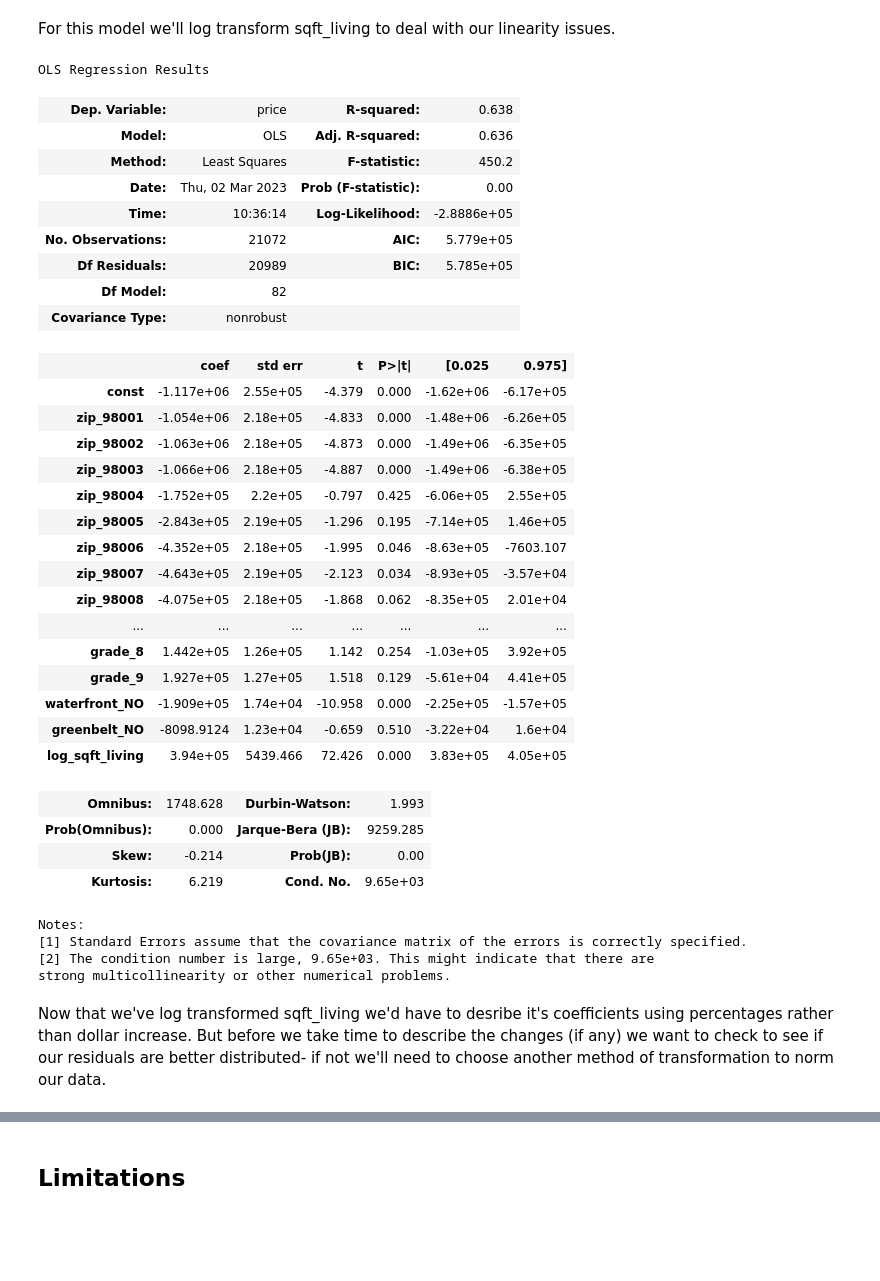
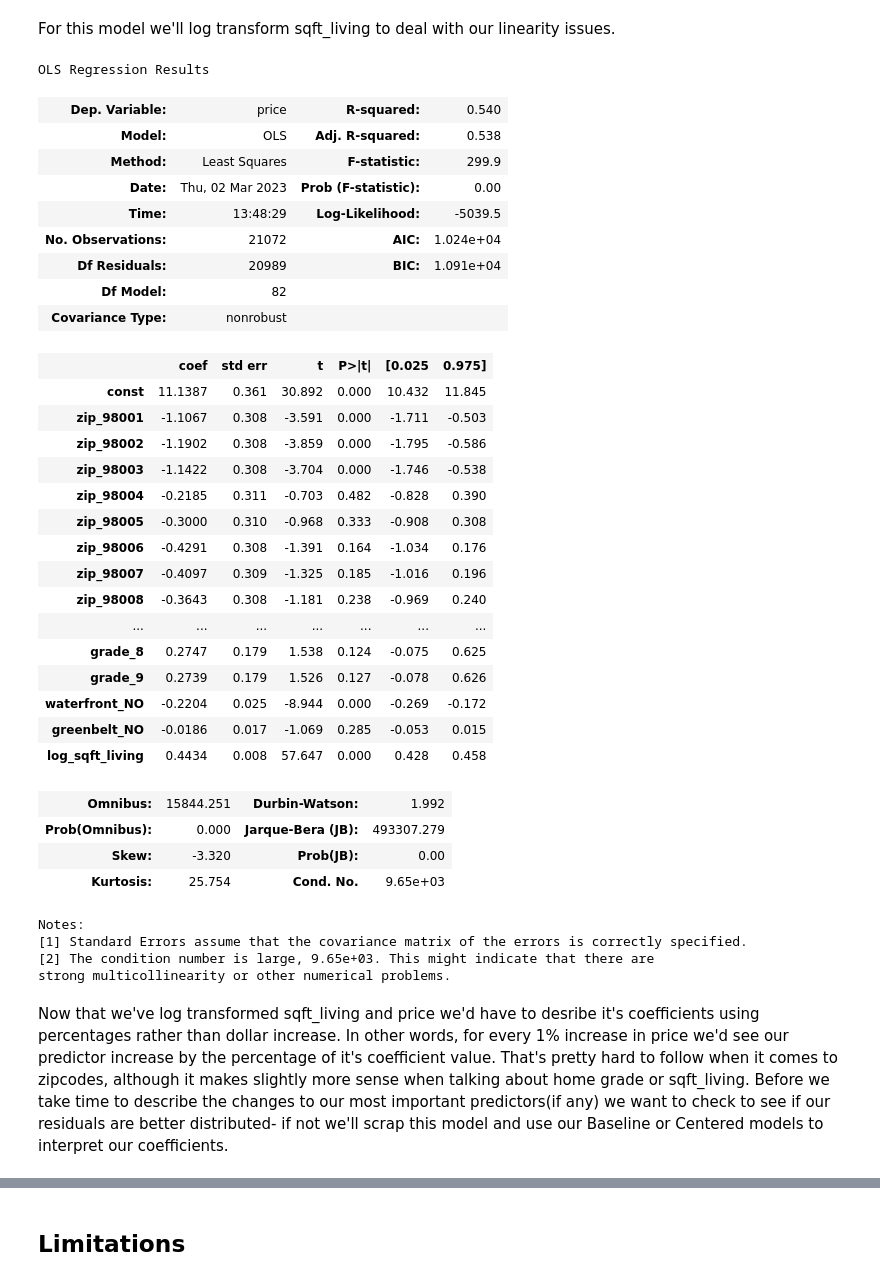
Before and after one commit to slowings/phase2-project, a Jupyter notebook: Final.ipynb, the cells around one changed output, grey strips where cells are left out. Saved outputs shown, nothing was run; the diff lists cells and outputs as text; code cells hidden in the pictures; blank space fills up the shorter version.

```diff
--- a/Final.ipynb
+++ b/Final.ipynb
@@ -347,7 +363,7 @@ X_raw_cat = pd.get_dummies(X_raw_cat)
 
 X_raw_cat.drop(['waterfront_YES', 'greenbelt_YES',
                'nuisance_YES', 'condition_Poor',
-               'heat_source_Electricity', 'sewer_system_PUBLIC', 'zip_98372'],
+               'heat_source_Electricity', 'sewer_system_PUBLIC', 'zip_98125'],
                axis=1, inplace=True)
 # %%
 cat_model= sm.OLS(y_raw_cat, sm.add_constant(X_raw_cat))
@@ -449,7 +465,7 @@ kc_clean.groupby("zip").mean().sort_values(by="price").head()
 A very clear mostly linear relationship between price and neighborhoods exists when grouped and sorted by mean price of home for "zip", moving forward it would be interesting to see this mapped out, with a mean price per neighborhood as a pop out on an interactive map.  At the very least, we now have a way of listing neighborhoods where mean house prices are below the mean house price for the Seattle area, which will be helpful for our thrifty agent.  We should note that the linear realtionship between zips and price only existsl when grouped by price, so it will not make for a good candidate for our final model.  But we can use it to limit the kinds of houses we're interested in; Kings county covers roughly 10% of the area of Washington state, and many of these neighborhoods lay far outside the incorporated area of Seattle.  Our client is only interested in the neighborhoods fully inside that boundry line, so let's drop all zipcodes from outside the Seattle city limits.
 # %%
 outer_limits= ['98077','98053', '98014', '98019', '98224', '98024', '98065',
-'98027', '98045', '98038', '98022', '98051', '98010']
+'98027', '98045', '98038', '98022', '98051', '98010', '98288']
 kc_clean = kc_clean[~df_clean['zip'].isin(outer_limits)]
 # %%
 #check mean of zips again
@@ -588,9 +608,9 @@ Our first model will be unchanged by any kind of linear or logarithmic transform
 If the model is correctly specified, then we should see an even distribution of the residuals in a scatter plot
 # %%
 y_baseline = kc_clean["price"]
-X_baseline = kc_clean[['grade', 'zip', 'sqft_living', 'waterfront', 'greenbelt']]
-X_baseline = pd.get_dummies(X_baseline, columns=['zip', 'grade', 'waterfront', 'greenbelt'])
-X_baseline.drop(['zip_98039', 'grade_3', 'waterfront_YES', 'greenbelt_YES'], axis=1, inplace=True)
+X_baseline = kc_clean[['grade', 'zip', 'sqft_living', 'waterfront', 'greenbelt', 'view']]
+X_baseline = pd.get_dummies(X_baseline, columns=['zip', 'grade', 'waterfront', 'greenbelt', 'view'])
+X_baseline.drop(['zip_98039', 'grade_3', 'waterfront_NO', 'greenbelt_YES', 'view_NO'], axis=1, inplace=True)
 # %%
 baseline_model = sm.OLS(y_baseline, sm.add_constant(X_baseline))
 baseline_results = baseline_model.fit()
@@ -683,7 +703,7 @@ Not too bad!  Definitely not a perfectly normal distribution- it seems like we c
 ### 2nd Model:  Centering Data to Improve Interpretability
 # %%
 y_centered = y_baseline.copy()
-X_centered = X_raw.copy()
+X_centered = X_baseline.copy()
 # %%
 for col in X_centered.columns:
     X_centered[col] = X_centered[col] - X_centered[col].mean()
@@ -792,44 +818,44 @@ X_log=X_baseline.copy()
 X_log["log_sqft_living"] = np.log(X_log['sqft_living'])
 X_log.drop('sqft_living', axis=1, inplace=True)
 # %%
-y_log = y_baseline
+y_log = np.log(kc_clean['price'])
 X_log_model = sm.OLS(y_log, sm.add_constant(X_log))
 X_log_results = X_log_model.fit()
 X_log_results.summary()
 # %% [output]
 OLS Regression Results
-| Dep. Variable: | price | R-squared: | 0.638 |
-| Model: | OLS | Adj. R-squared: | 0.636 |
-| Method: | Least Squares | F-statistic: | 450.2 |
+| Dep. Variable: | price | R-squared: | 0.540 |
+| Model: | OLS | Adj. R-squared: | 0.538 |
+| Method: | Least Squares | F-statistic: | 299.9 |
 | Date: | Thu, 02 Mar 2023 | Prob (F-statistic): | 0.00 |
-| Time: | 10:36:14 | Log-Likelihood: | -2.8886e+05 |
-| No. Observations: | 21072 | AIC: | 5.779e+05 |
-| Df Residuals: | 20989 | BIC: | 5.785e+05 |
+| Time: | 13:48:29 | Log-Likelihood: | -5039.5 |
+| No. Observations: | 21072 | AIC: | 1.024e+04 |
+| Df Residuals: | 20989 | BIC: | 1.091e+04 |
 | Df Model: | 82 |  |  |
 | Covariance Type: | nonrobust |  |  |
 |  | coef | std err | t | P>|t| | [0.025 | 0.975] |
-| const | -1.117e+06 | 2.55e+05 | -4.379 | 0.000 | -1.62e+06 | -6.17e+05 |
-| zip_98001 | -1.054e+06 | 2.18e+05 | -4.833 | 0.000 | -1.48e+06 | -6.26e+05 |
-| zip_98002 | -1.063e+06 | 2.18e+05 | -4.873 | 0.000 | -1.49e+06 | -6.35e+05 |
-| zip_98003 | -1.066e+06 | 2.18e+05 | -4.887 | 0.000 | -1.49e+06 | -6.38e+05 |
-| zip_98004 | -1.752e+05 | 2.2e+05 | -0.797 | 0.425 | -6.06e+05 | 2.55e+05 |
-| zip_98005 | -2.843e+05 | 2.19e+05 | -1.296 | 0.195 | -7.14e+05 | 1.46e+05 |
-| zip_98006 | -4.352e+05 | 2.18e+05 | -1.995 | 0.046 | -8.63e+05 | -7603.107 |
-| zip_98007 | -4.643e+05 | 2.19e+05 | -2.123 | 0.034 | -8.93e+05 | -3.57e+04 |
-| zip_98008 | -4.075e+05 | 2.18e+05 | -1.868 | 0.062 | -8.35e+05 | 2.01e+04 |
+| const | 11.1387 | 0.361 | 30.892 | 0.000 | 10.432 | 11.845 |
+| zip_98001 | -1.1067 | 0.308 | -3.591 | 0.000 | -1.711 | -0.503 |
+| zip_98002 | -1.1902 | 0.308 | -3.859 | 0.000 | -1.795 | -0.586 |
+| zip_98003 | -1.1422 | 0.308 | -3.704 | 0.000 | -1.746 | -0.538 |
+| zip_98004 | -0.2185 | 0.311 | -0.703 | 0.482 | -0.828 | 0.390 |
+| zip_98005 | -0.3000 | 0.310 | -0.968 | 0.333 | -0.908 | 0.308 |
+| zip_98006 | -0.4291 | 0.308 | -1.391 | 0.164 | -1.034 | 0.176 |
+| zip_98007 | -0.4097 | 0.309 | -1.325 | 0.185 | -1.016 | 0.196 |
+| zip_98008 | -0.3643 | 0.308 | -1.181 | 0.238 | -0.969 | 0.240 |
 | ... | ... | ... | ... | ... | ... | ... |
-| grade_8 | 1.442e+05 | 1.26e+05 | 1.142 | 0.254 | -1.03e+05 | 3.92e+05 |
-| grade_9 | 1.927e+05 | 1.27e+05 | 1.518 | 0.129 | -5.61e+04 | 4.41e+05 |
-| waterfront_NO | -1.909e+05 | 1.74e+04 | -10.958 | 0.000 | -2.25e+05 | -1.57e+05 |
-| greenbelt_NO | -8098.9124 | 1.23e+04 | -0.659 | 0.510 | -3.22e+04 | 1.6e+04 |
-| log_sqft_living | 3.94e+05 | 5439.466 | 72.426 | 0.000 | 3.83e+05 | 4.05e+05 |
+| grade_8 | 0.2747 | 0.179 | 1.538 | 0.124 | -0.075 | 0.625 |
+| grade_9 | 0.2739 | 0.179 | 1.526 | 0.127 | -0.078 | 0.626 |
+| waterfront_NO | -0.2204 | 0.025 | -8.944 | 0.000 | -0.269 | -0.172 |
+| greenbelt_NO | -0.0186 | 0.017 | -1.069 | 0.285 | -0.053 | 0.015 |
+| log_sqft_living | 0.4434 | 0.008 | 57.647 | 0.000 | 0.428 | 0.458 |
-| Omnibus: | 1748.628 | Durbin-Watson: | 1.993 |
-| Prob(Omnibus): | 0.000 | Jarque-Bera (JB): | 9259.285 |
-| Skew: | -0.214 | Prob(JB): | 0.00 |
-| Kurtosis: | 6.219 | Cond. No. | 9.65e+03 |
+| Omnibus: | 15844.251 | Durbin-Watson: | 1.992 |
+| Prob(Omnibus): | 0.000 | Jarque-Bera (JB): | 493307.279 |
+| Skew: | -3.320 | Prob(JB): | 0.00 |
+| Kurtosis: | 25.754 | Cond. No. | 9.65e+03 |
 Notes:
 [1] Standard Errors assume that the covariance matrix of the errors is correctly specified.
 [2] The condition number is large, 9.65e+03. This might indicate that there are
 strong multicollinearity or other numerical problems.
 # %% [markdown]
-Now that we've log transformed sqft_living we'd have to desribe it's coefficients using percentages rather than dollar increase.  But before we take time to describe the changes (if any) we want to check to see if our residuals are better distributed- if not we'll need to choose another method of transformation to norm our data.
+Now that we've log transformed sqft_living and price we'd have to desribe it's coefficients using percentages rather than dollar increase.  In other words, for every 1% increase in price we'd see our predictor increase by the percentage of it's coefficient value. That's pretty hard to follow when it comes to zipcodes, although it makes slightly more sense when talking about home grade or sqft_living.  Before we take time to describe the changes to our most important predictors(if any) we want to check to see if our residuals are better distributed- if not we'll scrap this model and use our Baseline or Centered models to interpret our coefficients.
```
Also changed, not shown: parts of 44 cells of this notebook.
